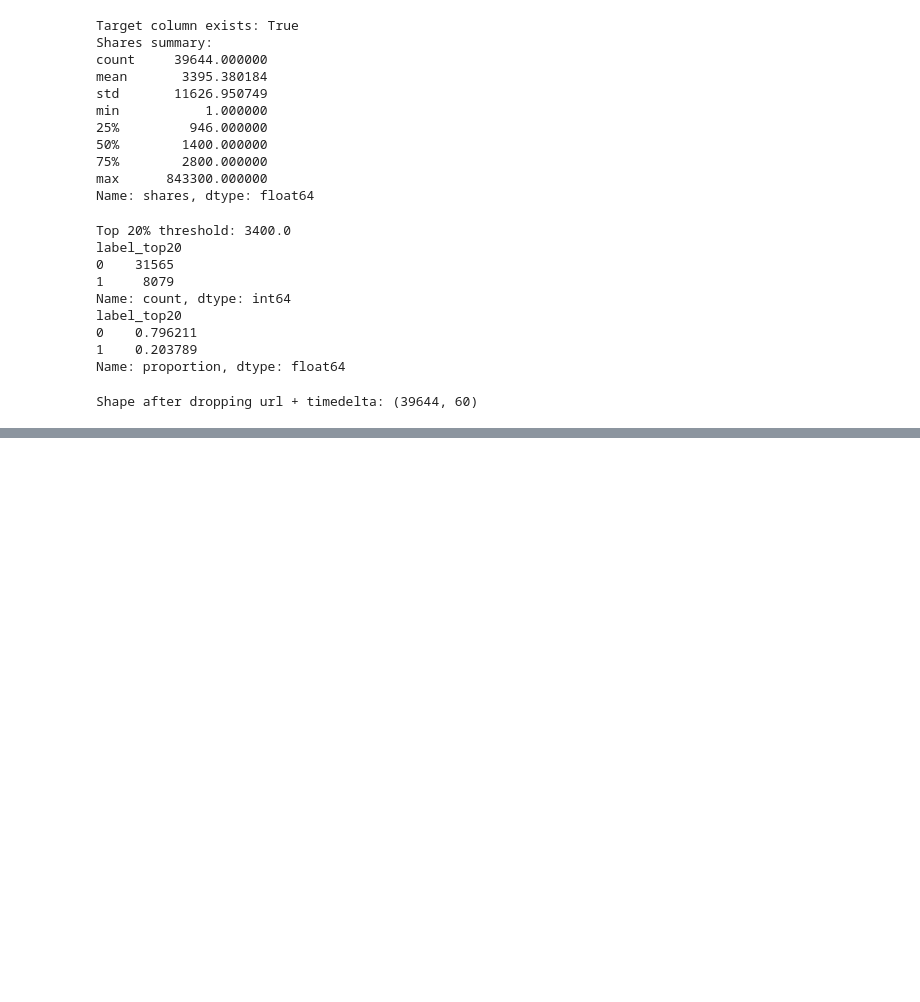
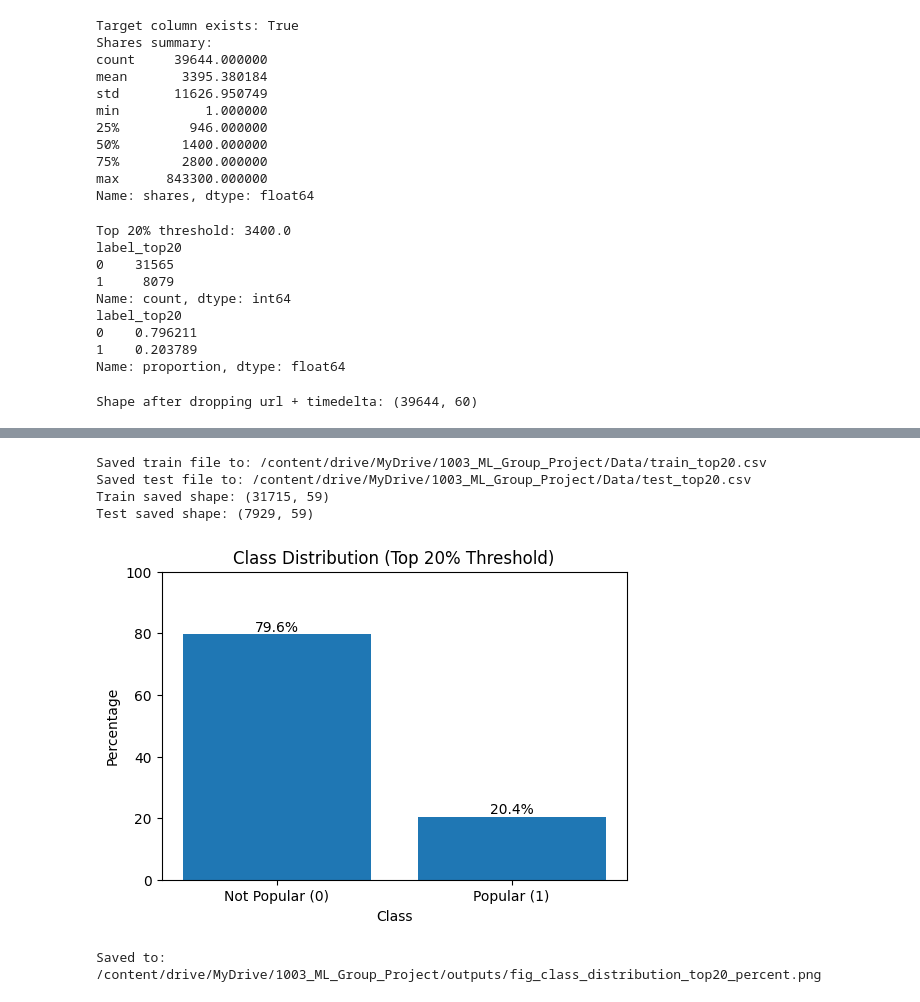
Before and after one commit to yh6384-design/ML_Online_News_Popularity, a Jupyter notebook: NB4_Extension.ipynb, the cells around one changed output, grey strips where cells are left out. Saved outputs shown, nothing was run; the diff lists cells and outputs as text; code cells hidden in the pictures; blank space fills up the shorter version.

```diff
--- a/NB4_Extension.ipynb
+++ b/NB4_Extension.ipynb
@@ -136,0 +144,11 @@ Shape after dropping url + timedelta: (39644, 60)
+# %%
+# Separate input features from the new top-20% target label
+TARGET = "label_top20"
+
+X = df.drop(columns=[TARGET, "shares"])
+y = df[TARGET]
+
+print("X shape:", X.shape)
+print("y shape:", y.shape)
+print("\nClass distribution:")
+print(y.value_counts(normalize=True))
@@ -136,0 +199,54 @@ Shape after dropping url + timedelta: (39644, 60)
+# %%
+# Save the imbalanced top-20% train/test datasets to Google Drive
+train_top20 = X_train.copy()
+train_top20["label_top20"] = y_train.values
+
+test_top20 = X_test.copy()
+test_top20["label_top20"] = y_test.values
+
+train_path = f"{DATA_DIR}/train_top20.csv"
+test_path = f"{DATA_DIR}/test_top20.csv"
+
+train_top20.to_csv(train_path, index=False)
+test_top20.to_csv(test_path, index=False)
+
+print("Train saved shape:", train_top20.shape)
+print("Test saved shape:", test_top20.shape)
+# %% [output]
+Saved train file to: /content/drive/MyDrive/1003_ML_Group_Project/Data/train_top20.csv
+Saved test file to: /content/drive/MyDrive/1003_ML_Group_Project/Data/test_top20.csv
+Train saved shape: (31715, 59)
+Test saved shape: (7929, 59)
+# %%
+# Plot and save class distribution as percentages for the top-20% dataset
+
+import matplotlib.pyplot as plt
+
+class_percent = y.value_counts(normalize=True).sort_index() * 100
+
+plt.figure(figsize=(6,4))
+bars = plt.bar(
+    ["Not Popular (0)", "Popular (1)"],
+    class_percent.values
+)
+
+plt.title("Class Distribution (Top 20% Threshold)")
+plt.xlabel("Class")
+plt.ylabel("Percentage")
+plt.ylim(0, 100)
+
+# Add percentage labels on top of bars
+for bar, pct in zip(bars, class_percent.values):
+    plt.text(
+        bar.get_x() + bar.get_width()/2,
+        bar.get_height() + 1,
+        f"{pct:.1f}%",
+        ha="center"
+    )
+
+save_path = f"{OUTPUTS_DIR}/fig_class_distribution_top20_percent.png"
+plt.savefig(save_path, dpi=300, bbox_inches='tight')
+plt.show()
+# %% [output]
+[figure, added]
+Saved to: /content/drive/MyDrive/1003_ML_Group_Project/outputs/fig_class_distribution_top20_percent.png
```
Also changed, not shown: parts of 3 cells of this notebook.
